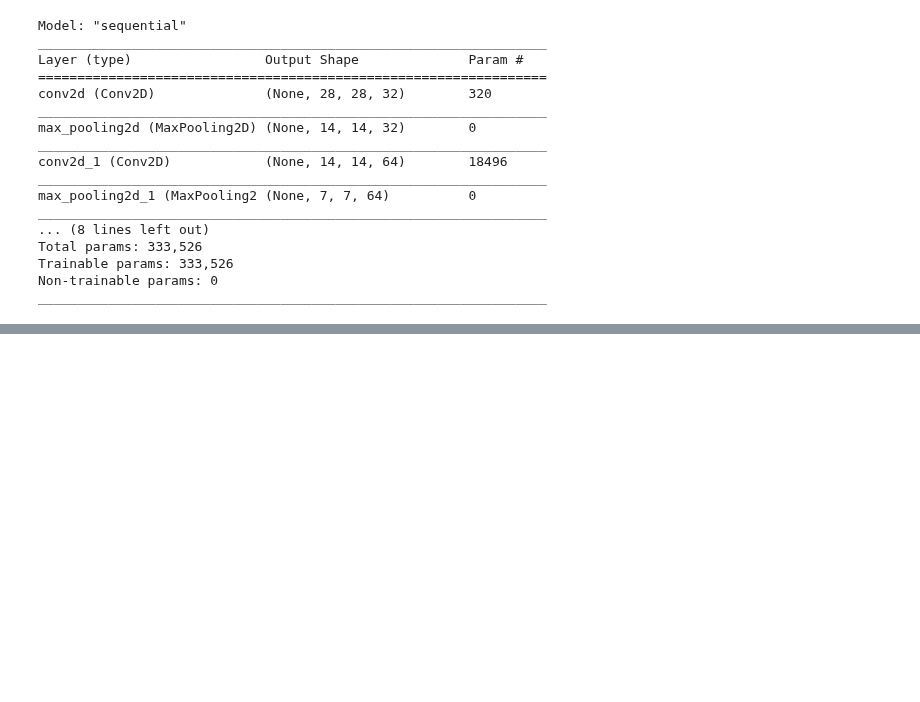
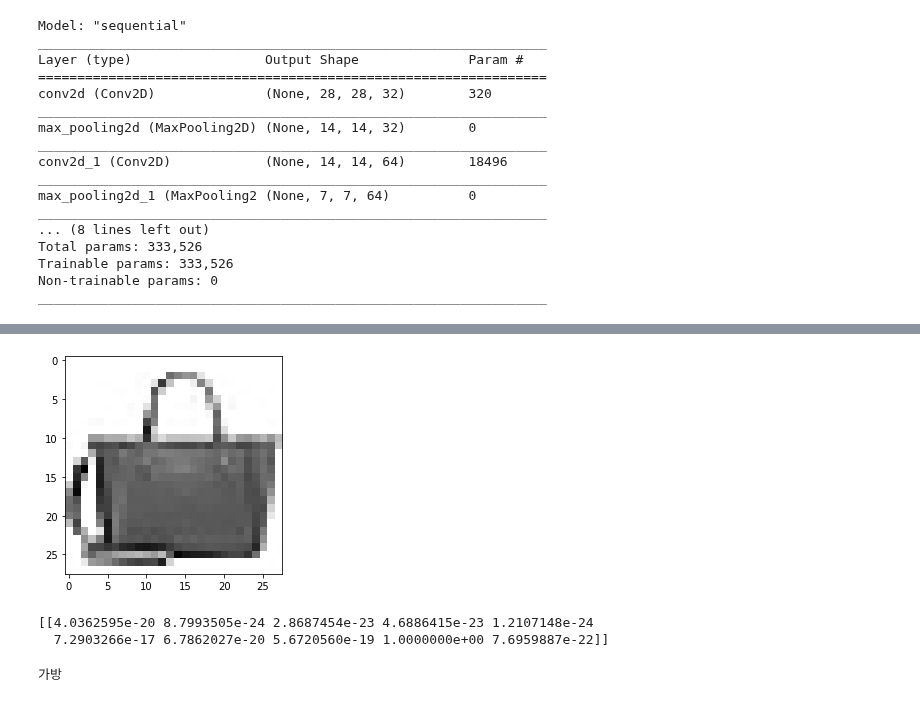
Before and after one commit to rickiepark/hg-mldl, a Jupyter notebook: 8-2.ipynb, the cells around one changed output, grey strips where cells are left out. Saved outputs shown, nothing was run; the diff lists cells and outputs as text; code cells hidden in the pictures; blank space fills up the shorter version.

```diff
--- a/8-2.ipynb
+++ b/8-2.ipynb
@@ -97,0 +107,5 @@ model.evaluate(val_scaled, val_target)
+# %%
+plt.imshow(val_scaled[0].reshape(28, 28), cmap='gray_r')
+plt.show()
+# %% [output]
+[figure, added]
@@ -97,0 +115,11 @@ model.evaluate(val_scaled, val_target)
+# %%
+preds = model.predict(val_scaled[0:1])
+print(preds)
+# %% [output]
+[[4.0362595e-20 8.7993505e-24 2.8687454e-23 4.6886415e-23 1.2107148e-24
+  7.2903266e-17 6.7862027e-20 5.6720560e-19 1.0000000e+00 7.6959887e-22]]
+# %%
+import numpy as np
+print(classes[np.argmax(preds)])
+# %% [output]
+가방
```
Also changed, not shown: parts of 13 cells of this notebook, 1 other file.
